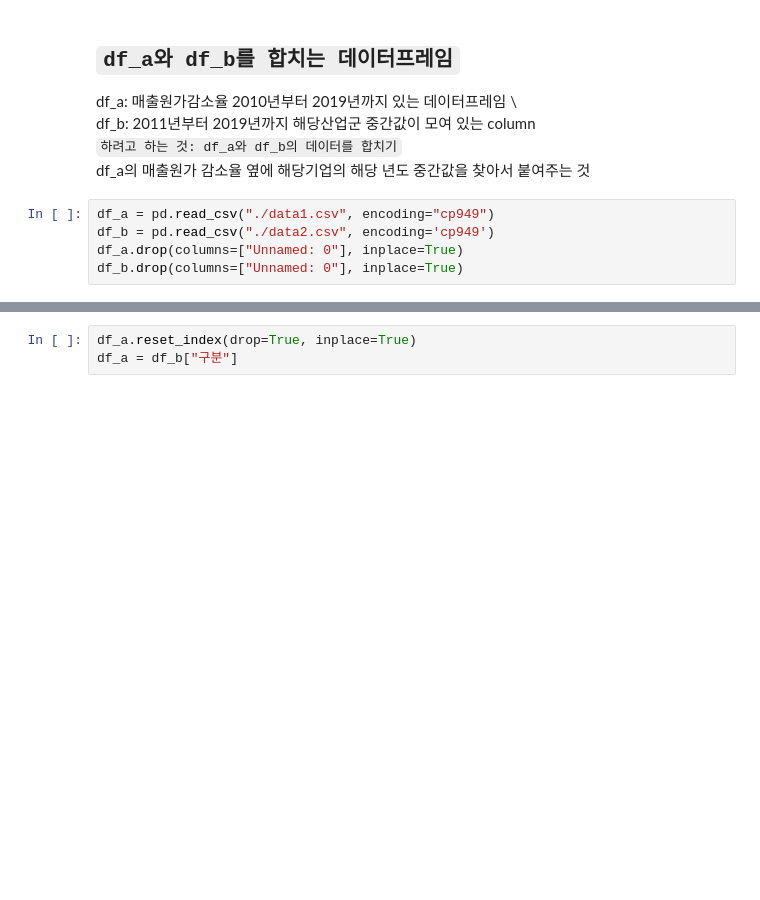
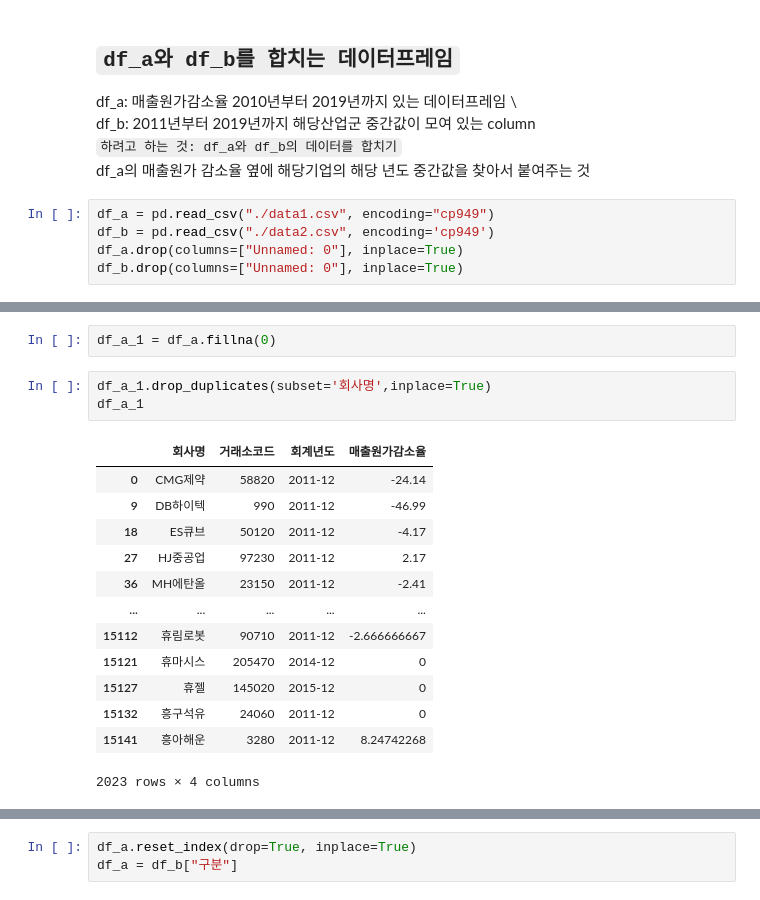
Before and after one commit to heeiny/project2, a Jupyter notebook: data합치기.ipynb, the cells around one changed output, grey strips where cells are left out. Saved outputs shown, nothing was run; the diff lists cells and outputs as text; blank space fills up the shorter version.

```diff
--- a/data합치기.ipynb
+++ b/data합치기.ipynb
@@ -47,2 +32,21 @@ df_b
+# %%
+df_a_1 = df_a.fillna(0)
+# %%
+df_a_1.drop_duplicates(subset='회사명',inplace=True)
+df_a_1
+# %% [output]
+|  | 회사명 | 거래소코드 | 회계년도 | 매출원가감소율 |
+| 0 | CMG제약 | 58820 | 2011-12 | -24.14 |
+| 9 | DB하이텍 | 990 | 2011-12 | -46.99 |
+| 18 | ES큐브 | 50120 | 2011-12 | -4.17 |
+| 27 | HJ중공업 | 97230 | 2011-12 | 2.17 |
+| 36 | MH에탄올 | 23150 | 2011-12 | -2.41 |
+| ... | ... | ... | ... | ... |
+| 15112 | 휴림로봇 | 90710 | 2011-12 | -2.666666667 |
+| 15121 | 휴마시스 | 205470 | 2014-12 | 0 |
+| 15127 | 휴젤 | 145020 | 2015-12 | 0 |
+| 15132 | 흥구석유 | 24060 | 2011-12 | 0 |
+| 15141 | 흥아해운 | 3280 | 2011-12 | 8.24742268 |
+2023 rows × 4 columns
 # %%
 # df_a에는
```
Also changed, not shown: parts of 7 cells of this notebook, 18 other files.
